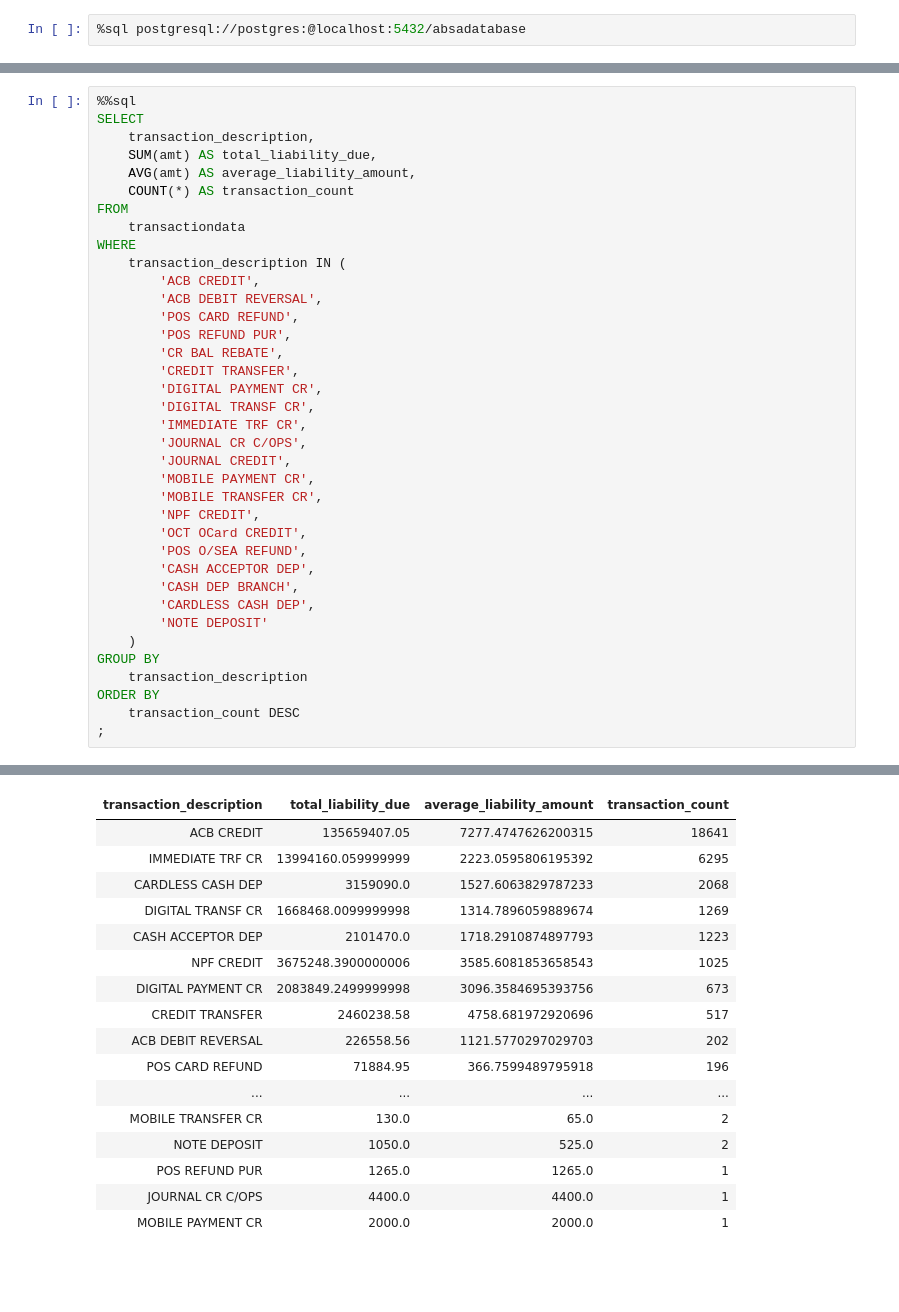
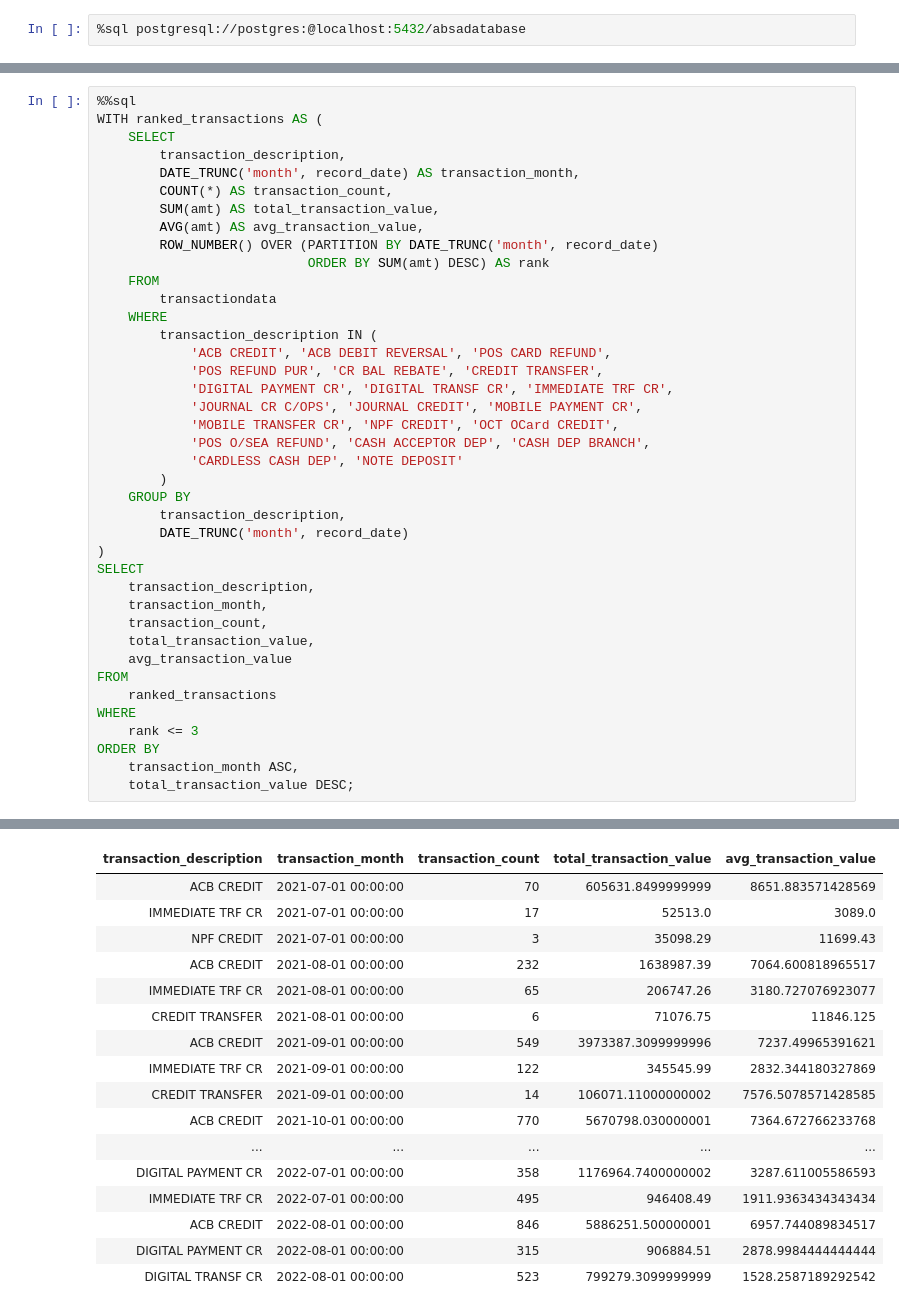
Before and after one commit to The-DigitalAcademy/EXPLORING-ABSA-DATASETS, a Jupyter notebook: Liability.ipynb, the cells around one changed output, grey strips where cells are left out. Cells and saved outputs as stored; diff of their text form; blank space fills up the shorter version.

```diff
--- a/Liability.ipynb
+++ b/Liability.ipynb
@@ -214,39 +214,42 @@ LIMIT 10;
 # %%
 %%sql
+WITH ranked_transactions AS (
+    SELECT
+        transaction_description,
+        DATE_TRUNC('month', record_date) AS transaction_month,
+        COUNT(*) AS transaction_count,
+        SUM(amt) AS total_transaction_value,
+        AVG(amt) AS avg_transaction_value,
+        ROW_NUMBER() OVER (PARTITION BY DATE_TRUNC('month', record_date)
+                           ORDER BY SUM(amt) DESC) AS rank
+    FROM
+        transactiondata
+    WHERE
+        transaction_description IN (
+            'ACB CREDIT', 'ACB DEBIT REVERSAL', 'POS CARD REFUND',
+            'POS REFUND PUR', 'CR BAL REBATE', 'CREDIT TRANSFER',
+            'DIGITAL PAYMENT CR', 'DIGITAL TRANSF CR', 'IMMEDIATE TRF CR',
+            'JOURNAL CR C/OPS', 'JOURNAL CREDIT', 'MOBILE PAYMENT CR',
+            'MOBILE TRANSFER CR', 'NPF CREDIT', 'OCT OCard CREDIT',
+            'POS O/SEA REFUND', 'CASH ACCEPTOR DEP', 'CASH DEP BRANCH',
+            'CARDLESS CASH DEP', 'NOTE DEPOSIT'
+        )
+    GROUP BY
+        transaction_description,
+        DATE_TRUNC('month', record_date)
+)
 SELECT
     transaction_description,
-    SUM(amt) AS total_liability_due,
-    AVG(amt) AS average_liability_amount,
-    COUNT(*) AS transaction_count
+    transaction_month,
+    transaction_count,
+    total_transaction_value,
+    avg_transaction_value
 FROM
-    transactiondata
+    ranked_transactions
 WHERE
-    transaction_description IN (
-        'ACB CREDIT',
-        'ACB DEBIT REVERSAL',
-        'POS CARD REFUND',
-        'POS REFUND PUR',
-        'CR BAL REBATE',
-        'CREDIT TRANSFER',
-        'DIGITAL PAYMENT CR',
-        'DIGITAL TRANSF CR',
-        'IMMEDIATE TRF CR',
-        'JOURNAL CR C/OPS',
-        'JOURNAL CREDIT',
-        'MOBILE PAYMENT CR',
-        'MOBILE TRANSFER CR',
-        'NPF CREDIT',
-        'OCT OCard CREDIT',
-        'POS O/SEA REFUND',
-        'CASH ACCEPTOR DEP',
-        'CASH DEP BRANCH',
-        'CARDLESS CASH DEP',
-        'NOTE DEPOSIT'
-    )
-GROUP BY
-    transaction_description
+    rank <= 3
 ORDER BY
-    transaction_count DESC
-;
+    transaction_month ASC,
+    total_transaction_value DESC;
 # %% [output]
  * postgresql://postgres:***@localhost:5432/absadatabase
@@ -254,17 +257,17 @@ ORDER BY
-| transaction_description | total_liability_due | average_liability_amount | transaction_count |
-| ACB CREDIT | 135659407.05 | 7277.4747626200315 | 18641 |
-| IMMEDIATE TRF CR | 13994160.059999999 | 2223.0595806195392 | 6295 |
-| CARDLESS CASH DEP | 3159090.0 | 1527.6063829787233 | 2068 |
-| DIGITAL TRANSF CR | 1668468.0099999998 | 1314.7896059889674 | 1269 |
-| CASH ACCEPTOR DEP | 2101470.0 | 1718.2910874897793 | 1223 |
-| NPF CREDIT | 3675248.3900000006 | 3585.6081853658543 | 1025 |
-| DIGITAL PAYMENT CR | 2083849.2499999998 | 3096.3584695393756 | 673 |
-| CREDIT TRANSFER | 2460238.58 | 4758.681972920696 | 517 |
-| ACB DEBIT REVERSAL | 226558.56 | 1121.5770297029703 | 202 |
-| POS CARD REFUND | 71884.95 | 366.7599489795918 | 196 |
-| ... | ... | ... | ... |
-| MOBILE TRANSFER CR | 130.0 | 65.0 | 2 |
-| NOTE DEPOSIT | 1050.0 | 525.0 | 2 |
-| POS REFUND PUR | 1265.0 | 1265.0 | 1 |
-| JOURNAL CR C/OPS | 4400.0 | 4400.0 | 1 |
-| MOBILE PAYMENT CR | 2000.0 | 2000.0 | 1 |
+| transaction_description | transaction_month | transaction_count | total_transaction_value | avg_transaction_value |
+| ACB CREDIT | 2021-07-01 00:00:00 | 70 | 605631.8499999999 | 8651.883571428569 |
+| IMMEDIATE TRF CR | 2021-07-01 00:00:00 | 17 | 52513.0 | 3089.0 |
+| NPF CREDIT | 2021-07-01 00:00:00 | 3 | 35098.29 | 11699.43 |
+| ACB CREDIT | 2021-08-01 00:00:00 | 232 | 1638987.39 | 7064.600818965517 |
+| IMMEDIATE TRF CR | 2021-08-01 00:00:00 | 65 | 206747.26 | 3180.727076923077 |
+| CREDIT TRANSFER | 2021-08-01 00:00:00 | 6 | 71076.75 | 11846.125 |
+| ACB CREDIT | 2021-09-01 00:00:00 | 549 | 3973387.3099999996 | 7237.49965391621 |
+| IMMEDIATE TRF CR | 2021-09-01 00:00:00 | 122 | 345545.99 | 2832.344180327869 |
+| CREDIT TRANSFER | 2021-09-01 00:00:00 | 14 | 106071.11000000002 | 7576.5078571428585 |
+| ACB CREDIT | 2021-10-01 00:00:00 | 770 | 5670798.030000001 | 7364.672766233768 |
+| ... | ... | ... | ... | ... |
+| DIGITAL PAYMENT CR | 2022-07-01 00:00:00 | 358 | 1176964.7400000002 | 3287.611005586593 |
+| IMMEDIATE TRF CR | 2022-07-01 00:00:00 | 495 | 946408.49 | 1911.9363434343434 |
+| ACB CREDIT | 2022-08-01 00:00:00 | 846 | 5886251.500000001 | 6957.744089834517 |
+| DIGITAL PAYMENT CR | 2022-08-01 00:00:00 | 315 | 906884.51 | 2878.9984444444444 |
+| DIGITAL TRANSF CR | 2022-08-01 00:00:00 | 523 | 799279.3099999999 | 1528.2587189292542 |
```
Also changed, not shown: parts of 11 cells of this notebook.
